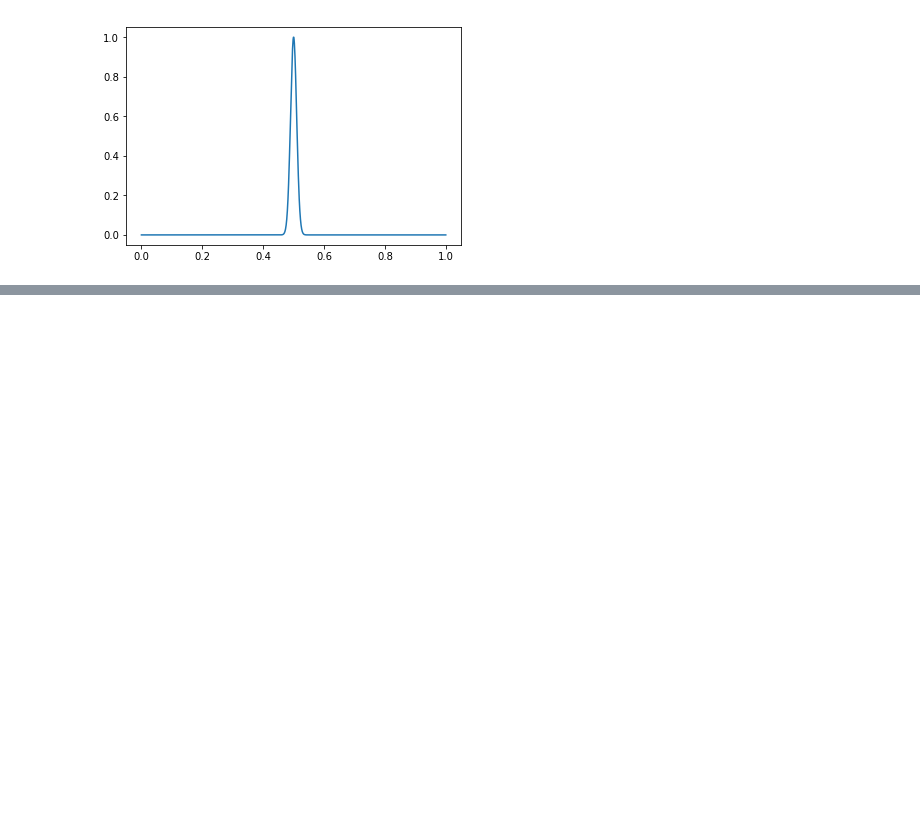
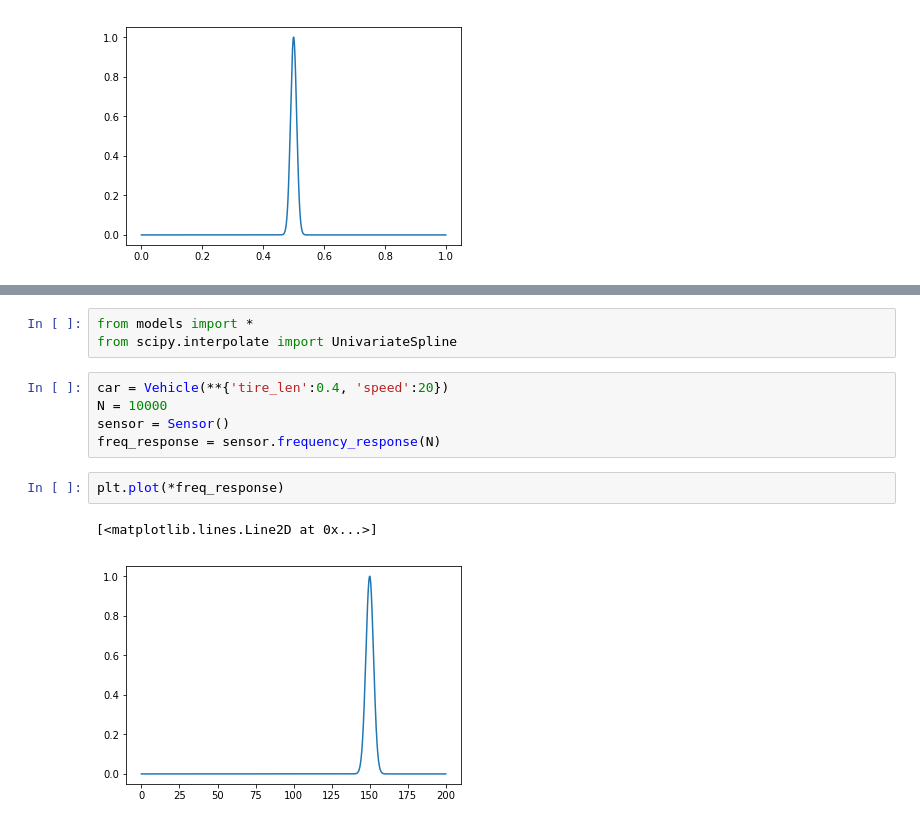
Before and after one commit to facdo/PiezoMEMS, a Jupyter notebook: calculations/code_test.ipynb, the cells around one changed output, grey strips where cells are left out. Cells and saved outputs as stored; diff of their text form; blank space fills up the shorter version.

Commit message:
basic sensor model created

```diff
--- a/calculations/code_test.ipynb
+++ b/calculations/code_test.ipynb
@@ -80,0 +85,13 @@ plt.plot(t,p)
+# %%
+from models import *
+from scipy.interpolate import UnivariateSpline
+# %%
+car = Vehicle(**{'tire_len':0.4, 'speed':20})
+N = 10000
+sensor = Sensor()
+freq_response = sensor.frequency_response(N)
+# %%
+plt.plot(*freq_response)
+# %% [output]
+[<matplotlib.lines.Line2D at 0x...>]
+[figure, added]
```
Also changed, not shown: parts of 5 cells of this notebook, 1 other file.
